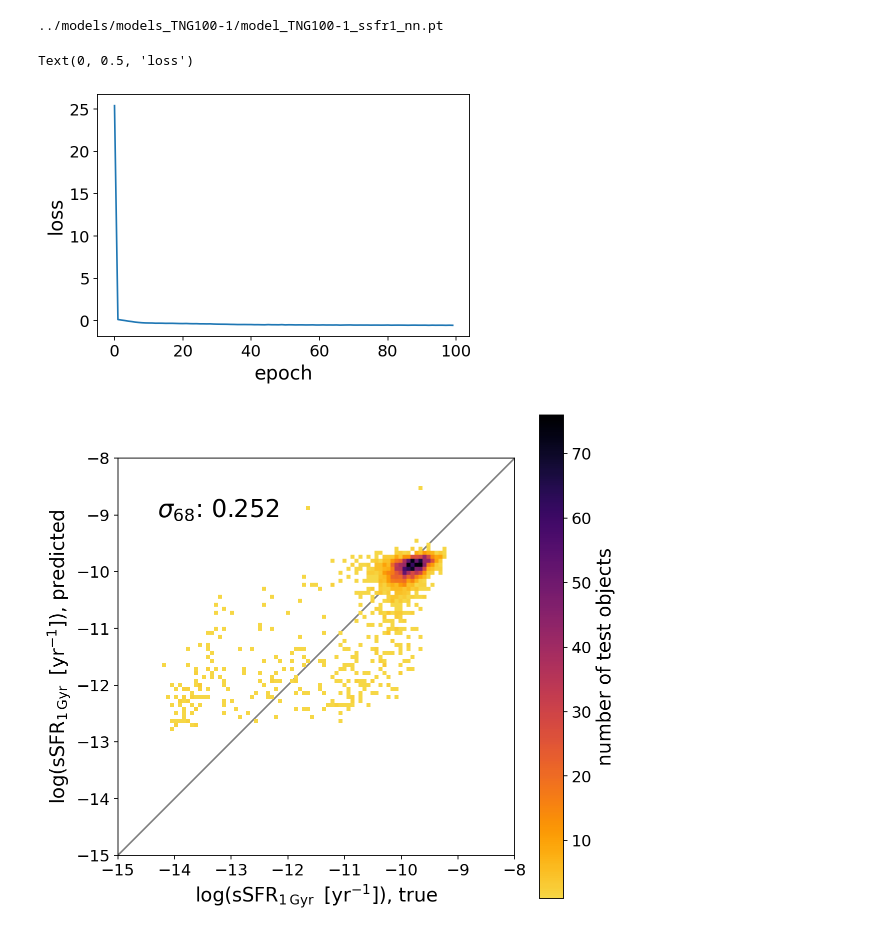
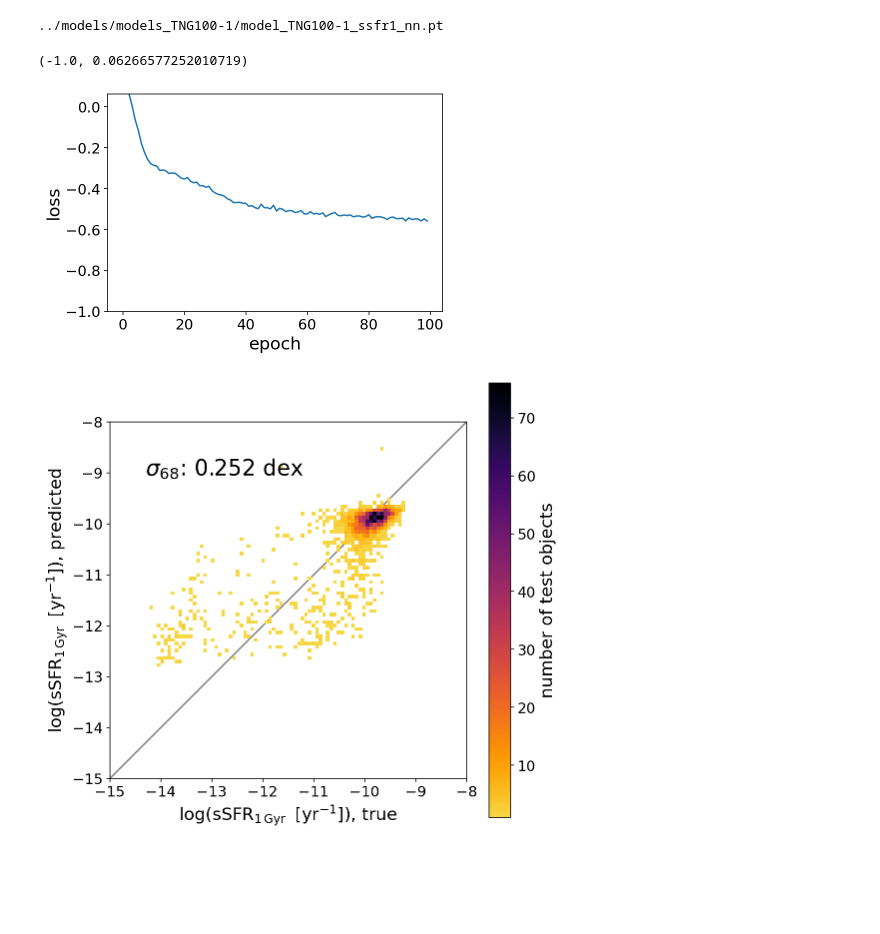
Before and after one commit to kstoreyf/equivariant-cosmology, a Jupyter notebook: notebooks/2022-08-30_fit_NN.ipynb, the cells around one changed output. Cells and saved outputs as stored; diff of their text form; code cells hidden in the pictures; blank space fills up the shorter version.

```diff
--- a/notebooks/2022-08-30_fit_NN.ipynb
+++ b/notebooks/2022-08-30_fit_NN.ipynb
@@ -165,17 +216,17 @@ nnfitter.load_model(fn_model)
 # %%
 plt.plot(nnfitter.loss)
 plt.xlabel('epoch')
 plt.ylabel('loss')
-#plt.ylim(0, nnfitter.loss[2])
+plt.ylim(-1, nnfitter.loss[2])
 # %% [output]
-Text(0, 0.5, 'loss')
+(-1.0, 0.06266577252010719)
-[figure, old version]
+[figure, new version]
 # %%
 y_pred = nnfitter.predict(x_test, y_test_current, x_extra=x_test_extra)
 # %%
 error_nn, _ = utils.compute_error(y_test, y_pred, test_error_type='percentile')
-error_str = fr"$\sigma_{{68}}$: {error_nn:.3f}"
+error_str = fr"$\sigma_{{68}}$: {error_nn:.3f} dex"
 plotter.plot_pred_vs_true_hist(y_label_name, y_test, y_pred, text_results=error_str,
                                x_lim=(-15,-8),  y_lim=(-15,-8))
 # %% [output]
-[figure, old version]
+[figure, new version]
```
Also changed, not shown: parts of 92 cells of this notebook, 2 other files.
